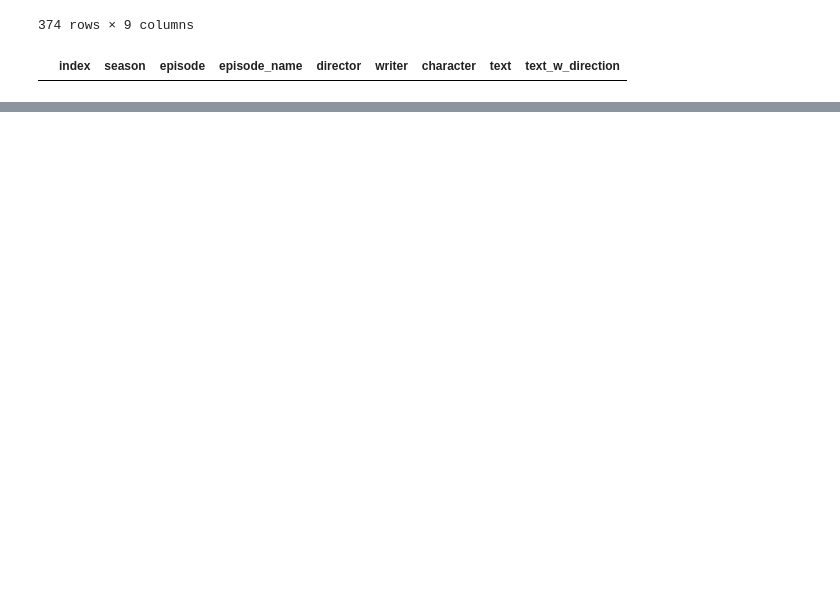
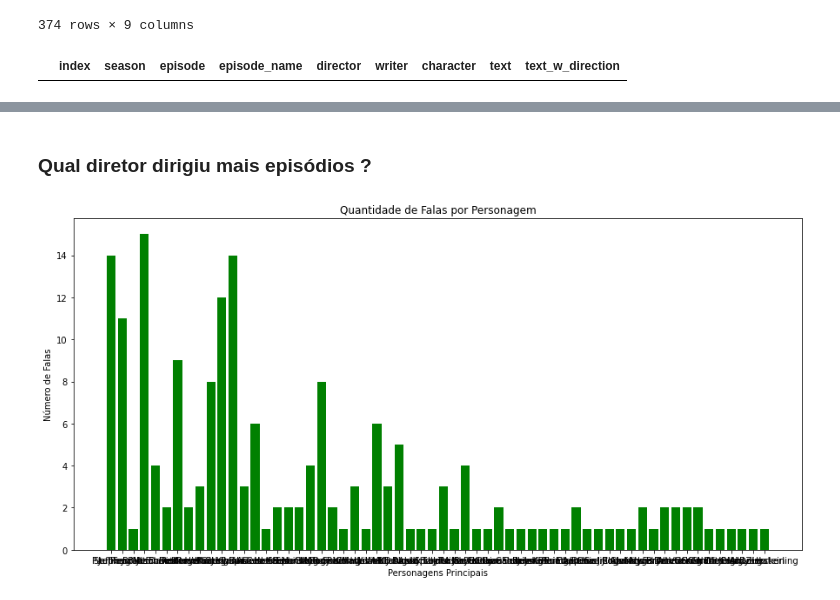
Before and after one commit to victoraugustosouza/TheOffice, a Jupyter notebook: theOffice.ipynb, the cells around one changed output, grey strips where cells are left out. Cells and saved outputs as stored; diff of their text form; code cells hidden in the pictures; blank space fills up the shorter version.

```diff
--- a/theOffice.ipynb
+++ b/theOffice.ipynb
@@ -116,0 +108,37 @@ Patty 1
+# %% [markdown]
+<h3>Qual diretor dirigiu mais episódios ? </h3>
+# %%
+directors_list=list()
+num_episodes = 0
+for temporada,_ in df["season"].value_counts().items():
+
+    temporada_df = df[df["season"]==temporada]
+    for episode,_ in temporada_df["episode"].value_counts().items():
+
+        episodio_df = temporada_df[temporada_df["episode"]==episode]
+        linha = episodio_df.iloc[[0]]
+        director = linha["director"].values[0]
+        if ';' in director:
+            mais_de_um_diretor = director.split(";")
+            for i in range(len(mais_de_um_diretor)):
+                directors_list.append(mais_de_um_diretor[i].strip())
+        else:
+            directors_list.append(director)
+
+new_director = list()
+ocorrencias = list()
+for director in directors_list:
+    ocorrencias.append(directors_list.count(director))
+    new_director.append(director)
+    directors_list = list(filter((director).__ne__, directors_list))
+
+
+plt.figure(figsize=(15,7))
+plt.bar(new_director, ocorrencias,color='green')
+plt.xlabel("Personagens Principais")
+plt.ylabel("Número de Falas")
+plt.title("Quantidade de Falas por Personagem")
+
+plt.show()
+# %% [output]
+[figure, added]
```
Also changed, not shown: parts of 9 cells of this notebook.
